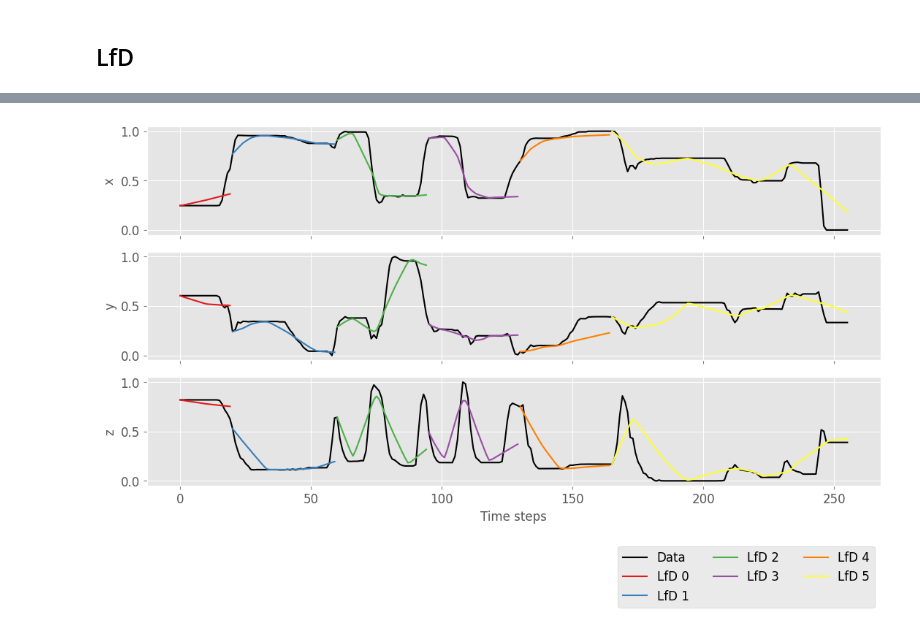
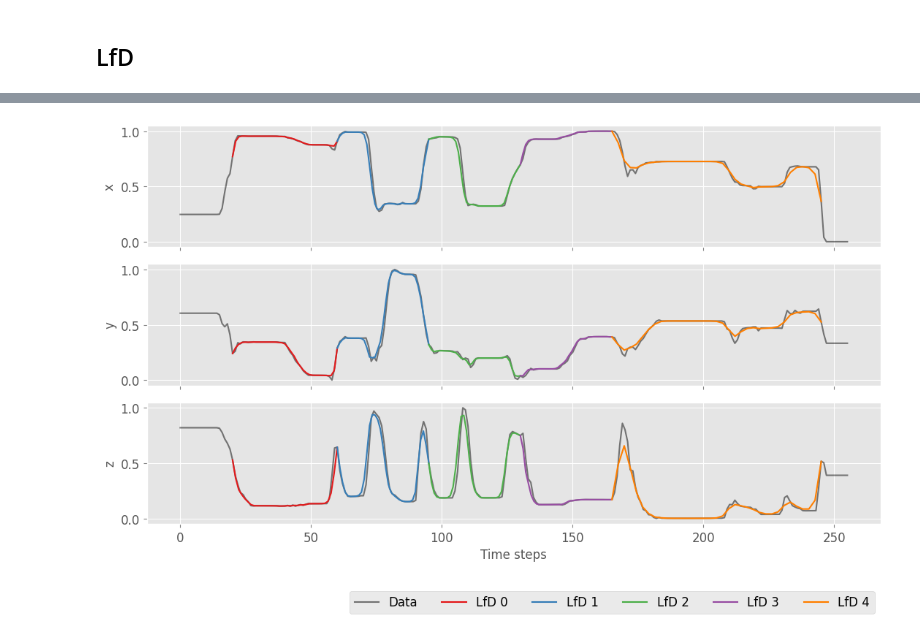
Before and after one commit to kir0ul/sdl, a Jupyter notebook: skills-segm-lib.ipynb, the cells around one changed output, grey strips where cells are left out. Drawn from its saved outputs; the diff is of its cells as text; code cells hidden in the pictures.

Commit message:
feat: fix LfD reproduction
- reduce nodes numbers
- add time feature to be learned by Elmap

```diff
--- a/skills-segm-lib.ipynb
+++ b/skills-segm-lib.ipynb
@@ -580,4 +580,5 @@ with plt.style.context("ggplot_perso.mplstyle"):
 # %%
-chg_pts_all = np.concat([[0], computed_chg_pts])
+# chg_pts_all = np.concat([[0], computed_chg_pts])
+chg_pts_all = computed_chg_pts[:-1]
 chg_pts_all
 # %% [output]
@@ -736,21 +704,5 @@ bend = 0.01
 weighting = "uniform"
 downsampling = "distance"
-# %%
-elmap = ElmapEM(
-    [pos_segm],
-    n=n_nodes,
-    weighting=weighting,
-    downsampling=downsampling,
-    stretch=stretch,
-    bend=bend,
-)
-new_traj = elmap.optimize_map(
-    # consts=[
-    #     np.array([x_demo[0], y_demo[0]]).flatten(),
-    #     np.array([x_demo[-1], y_demo[-1]]).flatten(),
-    # ],
-    # inds=[0, 100 - 1],
-)
 # %%
 with plt.style.context("ggplot_perso.mplstyle"):
     fig, axes = plt.subplots(
@@ -766,49 +718,56 @@ with plt.style.context("ggplot_perso.mplstyle"):
             + axv.get_yticklabels()
         ):
             item.set_fontsize(12)
-        axv.plot(X_down_scaled[:, axi], color="k", label="Data")
+        axv.plot(X_down_scaled[:, axi], color="k", label="Data", alpha=0.5)
         axv.set_ylabel(plt_labels[axi])
-        # axv.spines[["right", "top"]].set_visible(False)
         axv.tick_params(color="gray")
-        # for spine in axv.spines.values():
-        #     spine.set_edgecolor("gray")
 
+    # chg_pts_all[-1] = chg_pts_all[-1] - 1
     for seg_i, seg_v in enumerate(chg_pts_all[:-1]):
-        # ts_segm = np.arange(start=chg_pts_all[seg_i], stop=chg_pts_all[seg_i + 1])
-        ts_segm = np.arange(start=0, stop=chg_pts_all[seg_i + 1] - chg_pts_all[seg_i])
+        ts_segm_ref = np.linspace(
+            start=chg_pts_all[seg_i], stop=chg_pts_all[seg_i + 1], num=n_nodes
+        )
         pos_segm = X_down_scaled[chg_pts_all[seg_i] : chg_pts_all[seg_i + 1], 0:3]
-        # pos_segm = X_down.to_numpy()[chg_pts_all[seg_i]:chg_pts_all[seg_i + 1], 0:3]
-        # dt = 1 / len(ts_segm)
-        # n_dims = pos_segm.shape[1]
-        # dmp = DMPWithFinalVelocity(n_dims=n_dims, execution_time=execution_time, dt=dt)
-        # # dmp = mp.dmp.DMP(n_dims=n_dims, execution_time=execution_time, dt=dt)
-        # dmp.imitate(ts_segm, pos_segm)
-        # ts_segm_dmp, pos_segm_dmp = dmp.open_loop(run_t=execution_time)
+        # ts_elmap = np.arange(pos_segm.shape[0])[:, np.newaxis]
+        ts_elmap = np.linspace(
+            start=chg_pts_all[seg_i], stop=chg_pts_all[seg_i + 1], num=pos_segm.shape[0]
+        )[:, np.newaxis]
+        traj_to_learn = np.concat((ts_elmap, pos_segm), axis=1)
 
         elmap = ElmapEM(
-            [pos_segm],
+            [traj_to_learn],
             n=n_nodes,
             weighting=weighting,
             downsampling=downsampling,
             stretch=stretch,
             bend=bend,
         )
-        consts = X_down_scaled[[chg_pts_all[seg_i], chg_pts_all[seg_i + 1] - 1], 0:3]
+        # constraints = X_down_scaled[[chg_pts_all[seg_i], chg_pts_all[seg_i + 1]], 0:3]
+        constraints = np.hstack(
+            (
+                np.array([ts_elmap[0], ts_elmap[-1]]),
+                X_down_scaled[[chg_pts_all[seg_i], chg_pts_all[seg_i + 1]], 0:3],
+            )
+        )
+        print(f"Constraints:\n{constraints}")
         new_traj = elmap.optimize_map(
-            consts=consts,
-            inds=[0, 100 - 1],
+            consts=constraints,
+            inds=[0, n_nodes - 1],
         )
+        new_traj_end = new_traj[:, 1:]
+        print(f"Start of learned trajectory: {new_traj[0]}")
+        print(f"End of learned trajectory: {new_traj[-1]}")
 
         for axi, axv in enumerate(axes):
             axv.plot(
-                ts_segm + chg_pts_all[seg_i],
-                new_traj[: len(ts_segm), axi],
+                ts_segm_ref,
+                new_traj_end[:, axi],
                 color=cmap[seg_i],
                 label=f"LfD {seg_i}",
             )
 
     axes[-1].set_xlabel("Time steps")
-    axes[-1].legend(bbox_to_anchor=(1, -0.5), ncol=3, fontsize=12)
+    axes[-1].legend(bbox_to_anchor=(1, -0.5), ncol=nsegments + 1, fontsize=12)
     fig.tight_layout()
     plt.show()
 # %% [output]
@@ -815 +791 @@ with plt.style.context("ggplot_perso.mplstyle"):
-[figure, old version]
+[figure, new version]
```
Also changed, not shown: parts of 21 cells of this notebook, 1 other file.
